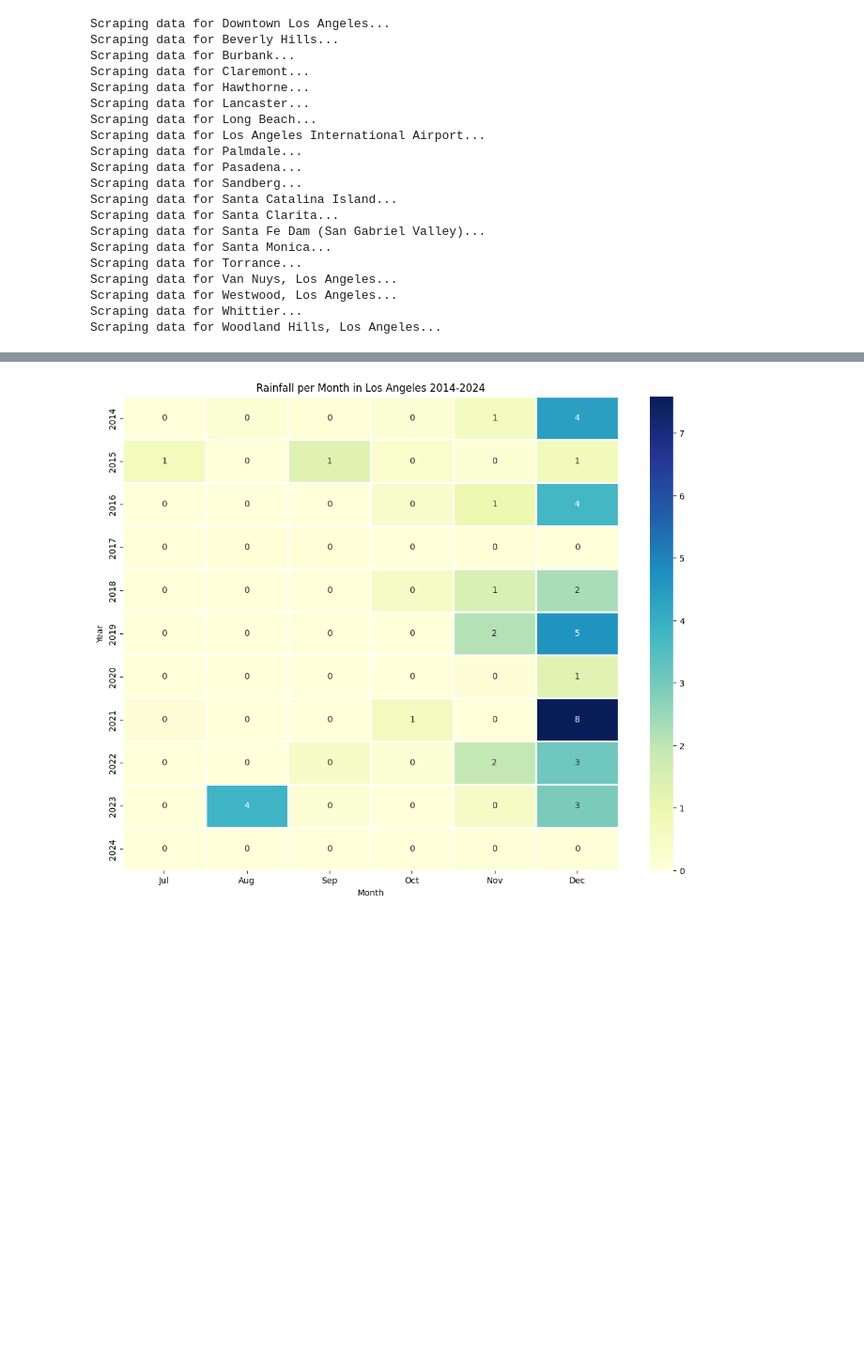
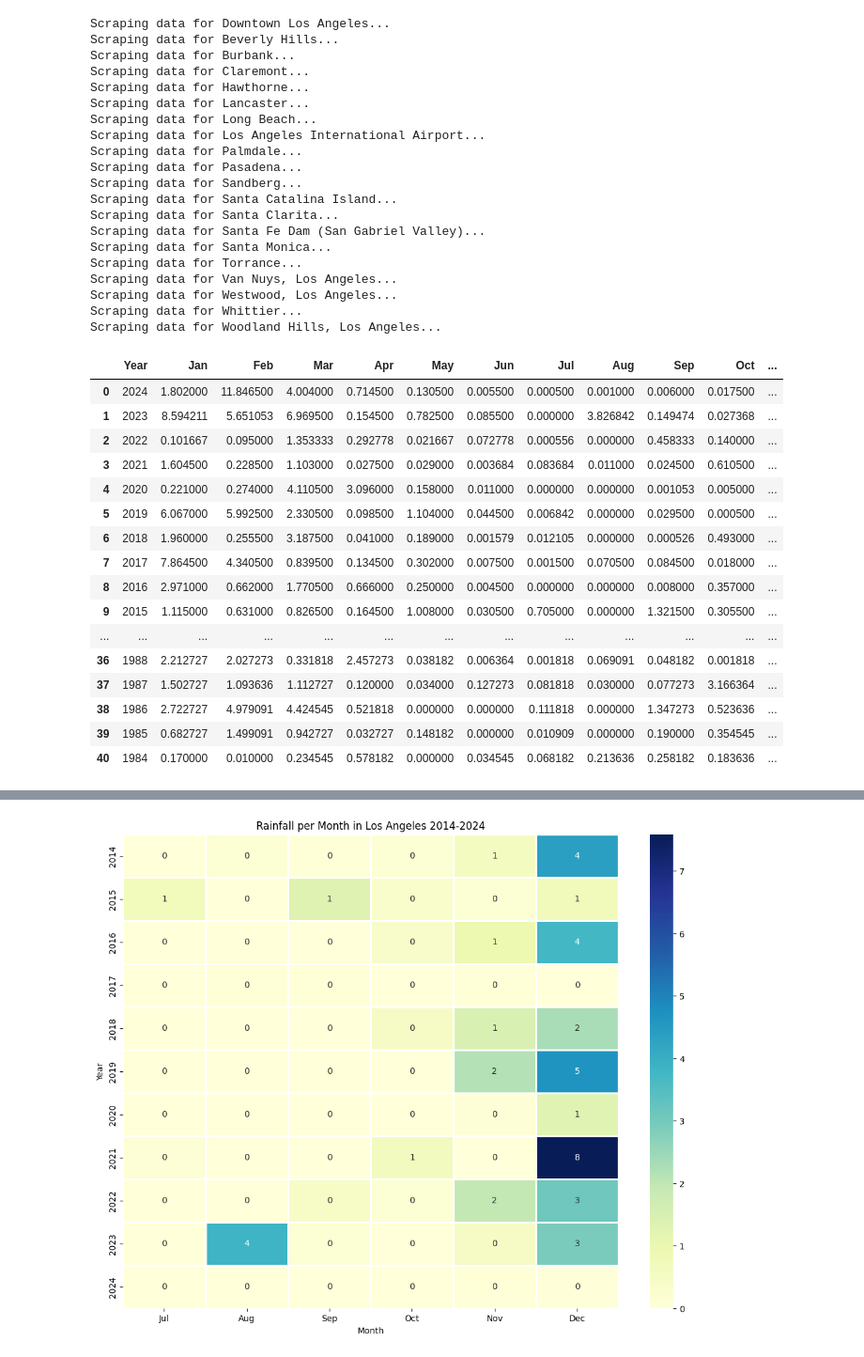
Before and after one commit to nebcode/LA_Fires_2025, a Jupyter notebook: rainfall_spi.ipynb, the cells around one changed output, grey strips where cells are left out. Shown at 94% size. Saved outputs shown, nothing was run; the diff lists cells and outputs as text; code cells hidden in the pictures; blank space fills up the shorter version.

```diff
--- a/rainfall_spi.ipynb
+++ b/rainfall_spi.ipynb
@@ -97,11 +89,54 @@ filtered_rainfall= filtered_rainfall[filtered_rainfall.index>1983]
+# %%
+filtered_rainfall = filtered_rainfall = df[df['Season']!='Current Normals*'] #to prevent data loss
+
+ordered_rain = filtered_rainfall[filtered_rainfall.columns[2:8]].shift(1)
+
+for i in filtered_rainfall.columns[2:8]:
+    filtered_rainfall[i] = ordered_rain[i]
+
+filtered_rainfall
+
+def extract_year(col):
+    return int(col.split('-')[1])
+
+filtered_rainfall['Year'] = filtered_rainfall['Season'].apply(extract_year)
+
+
+ordered_col=['Year', 'Jan'  ,  'Feb' ,  'Mar'  , 'Apr'  , 'May'  , 'Jun', 'Jul', 'Aug', 'Sep','Oct', 'Nov', 'Dec']
+filtered_rainfall = filtered_rainfall[ordered_col]
+
+filtered_rainfall = filtered_rainfall[(filtered_rainfall['Year']>1983) & (filtered_rainfall['Year']<2025)]
+
+
+months = ordered_col[1:]
+filtered_rainfall = filtered_rainfall.groupby('Year')[months].mean().sort_index(ascending=False)
 # %%
-filtered_rainfall['Total Rainfall'] = filtered_rainfall[['Jul', 'Aug', 'Sep', 'Oct', 'Nov', 'Dec']].sum(axis=1)
+filtered_rainfall['Total Rainfall'] = filtered_rainfall[months].sum(axis=1)
 
 #calculate SPI
 #SPI = (x-mu)/sigma
 rain_mean = filtered_rainfall['Total Rainfall'].mean()
 rain_std = filtered_rainfall['Total Rainfall'].std()
 
 filtered_rainfall['SPI'] = (filtered_rainfall['Total Rainfall'] - rain_mean) / rain_std
 filtered_rainfall = filtered_rainfall.reset_index()
+filtered_rainfall#[filtered_rainfall.columns['Year',4:8]]
+# %% [output]
+|  | Year | Jan | Feb | Mar | Apr | May | Jun | Jul | Aug | Sep | Oct | ... |
+| 0 | 2024 | 1.802000 | 11.846500 | 4.004000 | 0.714500 | 0.130500 | 0.005500 | 0.000500 | 0.001000 | 0.006000 | 0.017500 | ... |
+| 1 | 2023 | 8.594211 | 5.651053 | 6.969500 | 0.154500 | 0.782500 | 0.085500 | 0.000000 | 3.826842 | 0.149474 | 0.027368 | ... |
+| 2 | 2022 | 0.101667 | 0.095000 | 1.353333 | 0.292778 | 0.021667 | 0.072778 | 0.000556 | 0.000000 | 0.458333 | 0.140000 | ... |
+| 3 | 2021 | 1.604500 | 0.228500 | 1.103000 | 0.027500 | 0.029000 | 0.003684 | 0.083684 | 0.011000 | 0.024500 | 0.610500 | ... |
+| 4 | 2020 | 0.221000 | 0.274000 | 4.110500 | 3.096000 | 0.158000 | 0.011000 | 0.000000 | 0.000000 | 0.001053 | 0.005000 | ... |
+| 5 | 2019 | 6.067000 | 5.992500 | 2.330500 | 0.098500 | 1.104000 | 0.044500 | 0.006842 | 0.000000 | 0.029500 | 0.000500 | ... |
+| 6 | 2018 | 1.960000 | 0.255500 | 3.187500 | 0.041000 | 0.189000 | 0.001579 | 0.012105 | 0.000000 | 0.000526 | 0.493000 | ... |
+| 7 | 2017 | 7.864500 | 4.340500 | 0.839500 | 0.134500 | 0.302000 | 0.007500 | 0.001500 | 0.070500 | 0.084500 | 0.018000 | ... |
+| 8 | 2016 | 2.971000 | 0.662000 | 1.770500 | 0.666000 | 0.250000 | 0.004500 | 0.000000 | 0.000000 | 0.008000 | 0.357000 | ... |
+| 9 | 2015 | 1.115000 | 0.631000 | 0.826500 | 0.164500 | 1.008000 | 0.030500 | 0.705000 | 0.000000 | 1.321500 | 0.305500 | ... |
+| ... | ... | ... | ... | ... | ... | ... | ... | ... | ... | ... | ... | ... |
+| 36 | 1988 | 2.212727 | 2.027273 | 0.331818 | 2.457273 | 0.038182 | 0.006364 | 0.001818 | 0.069091 | 0.048182 | 0.001818 | ... |
+| 37 | 1987 | 1.502727 | 1.093636 | 1.112727 | 0.120000 | 0.034000 | 0.127273 | 0.081818 | 0.030000 | 0.077273 | 3.166364 | ... |
+| 38 | 1986 | 2.722727 | 4.979091 | 4.424545 | 0.521818 | 0.000000 | 0.000000 | 0.111818 | 0.000000 | 1.347273 | 0.523636 | ... |
+| 39 | 1985 | 0.682727 | 1.499091 | 0.942727 | 0.032727 | 0.148182 | 0.000000 | 0.010909 | 0.000000 | 0.190000 | 0.354545 | ... |
+| 40 | 1984 | 0.170000 | 0.010000 | 0.234545 | 0.578182 | 0.000000 | 0.034545 | 0.068182 | 0.213636 | 0.258182 | 0.183636 | ... |
 # %%
```
Also changed, not shown: parts of 2 cells of this notebook.
